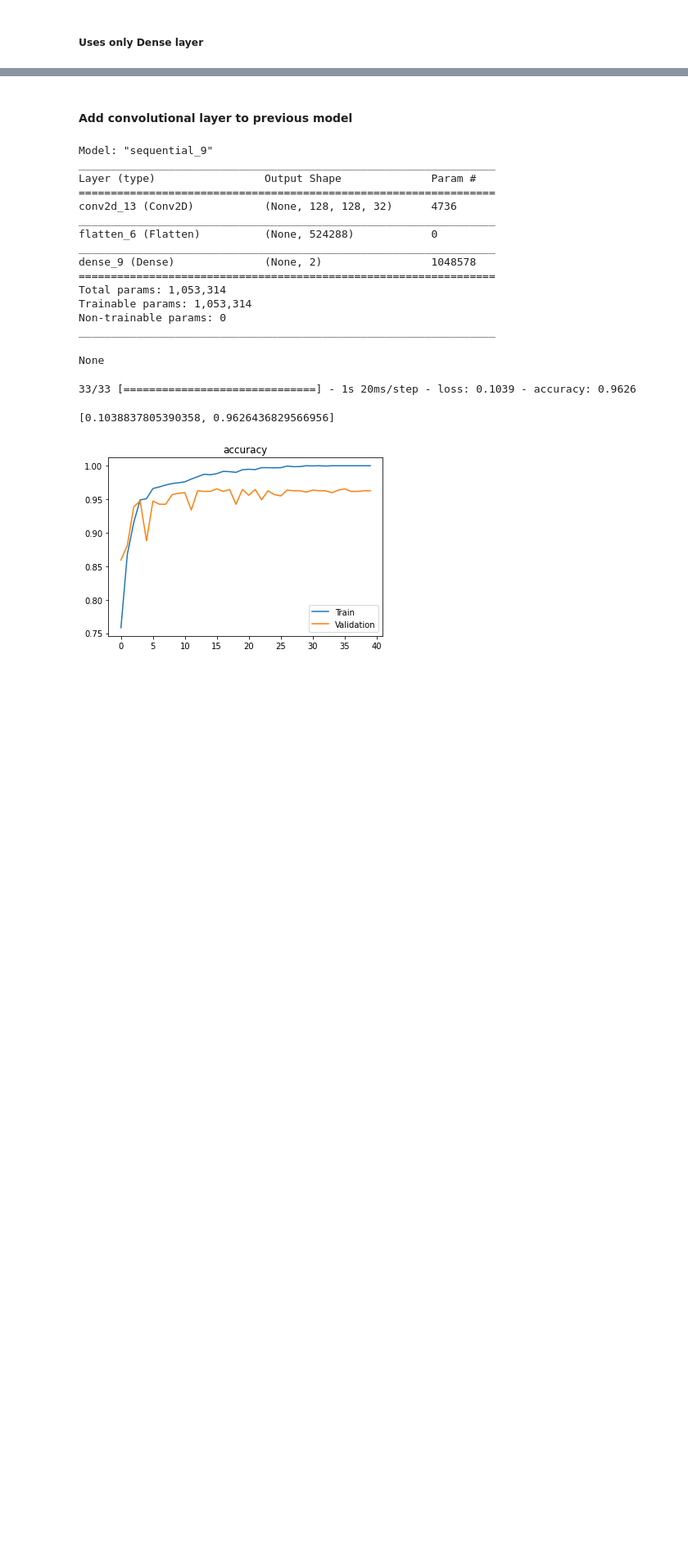
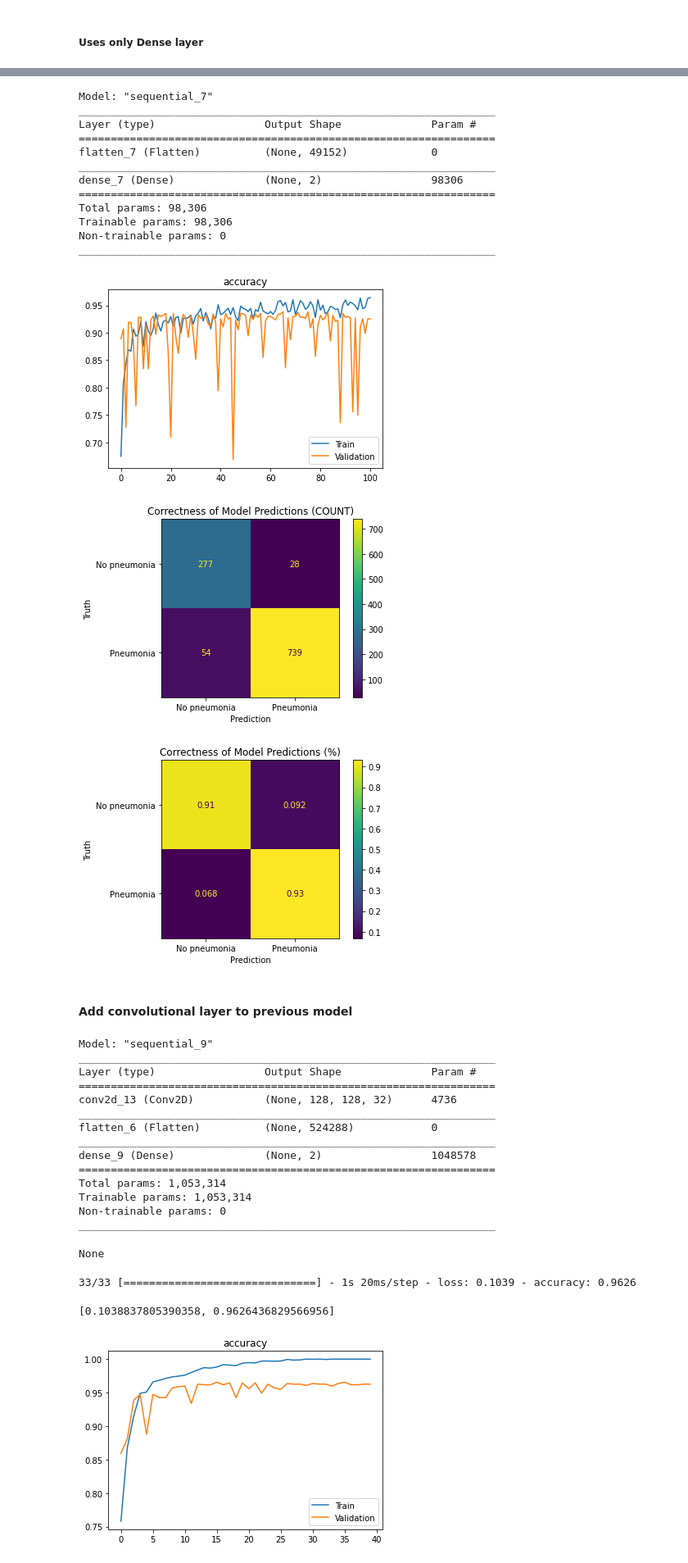
Before and after one commit to sethnlewis/X-Ray-Image-Classification, a Jupyter notebook: notebooks/final-notebook.ipynb, the cells around one changed output, grey strips where cells are left out. Shown: that part at 82% size. Drawn from its saved outputs; the diff is of its cells as text; code cells hidden in the pictures; blank space fills up the shorter version.

```diff
--- a/notebooks/final-notebook.ipynb
+++ b/notebooks/final-notebook.ipynb
@@ -189,3 +228,25 @@ def plot_metrics(history, metrics=['accuracy'], val=True):
+# %%
+def show_model_performance(model, x_val, y_val, fit=False):
+
+    if fit != False:
+        plot_metrics(fit.history)
+
+    show_confusion_matrix(model_fsm, x_val, y_val)
+    display(model.summary())
+
+    # Reformat the "Labels" data to enable ease of use of Confusion Matrix
+    truth = (y_val[:, 1]==1).astype('int')
+
+    # Predict Labels using the inputted model
+    preds = np.argmax(model.predict(x_val), axis=-1)
+
+    # Print performance metrics
+    print('\nPerformance on validation data:')
+    print('-------------------------------')
+    print('Accuracy:', round(accuracy_score(truth, preds), 4)*100, "%")
+    print('Precision:', round(precision_score(truth, preds), 4)*100, "%")
+    print('Recall:', round(recall_score(truth, preds), 4)*100, "%")
+    print('F1 score:', round(f1_score(truth, preds), 4)*100, "%");
 # %% [markdown]
 ##### Define Early Stopping callback to eliminate the need for tuning the number of epochs used in a model. This way, the model can run until it has reached its maximum performance without wasting computational power
 # %%
@@ -257,3 +263,39 @@ _________________________________________________________________
+# %%
+model_fsm = Sequential()
+model_fsm.add(Flatten())
+model_fsm.add(Dense(2, activation='softmax',
+             input_shape=input_shape))
+
+model_fsm.compile(optimizer='SGD',
+                  metrics=['accuracy'],
+                  loss='categorical_crossentropy')
+
+
+fit_fsm = model_fsm.fit(x=x_train,
+                        y=y_train,
+                        epochs=500,
+                        validation_data=(x_val, y_val),
+                        callbacks=early_stopper,
+                        verbose=0)
+
+
+show_model_performance(model_fsm, x_val, y_val, fit_fsm);
+# %% [output]
+Model: "sequential_7"
+_________________________________________________________________
+Layer (type)                 Output Shape              Param #
+=================================================================
+flatten_7 (Flatten)          (None, 49152)             0
+_________________________________________________________________
+dense_7 (Dense)              (None, 2)                 98306
+=================================================================
+Total params: 98,306
+Trainable params: 98,306
+Non-trainable params: 0
+_________________________________________________________________
+[figure, added]
+[figure, added]
+[figure, added]
 # %% [markdown]
 #### Add convolutional layer to previous model
 # %%
```
Also changed, not shown: parts of 32 cells of this notebook.
